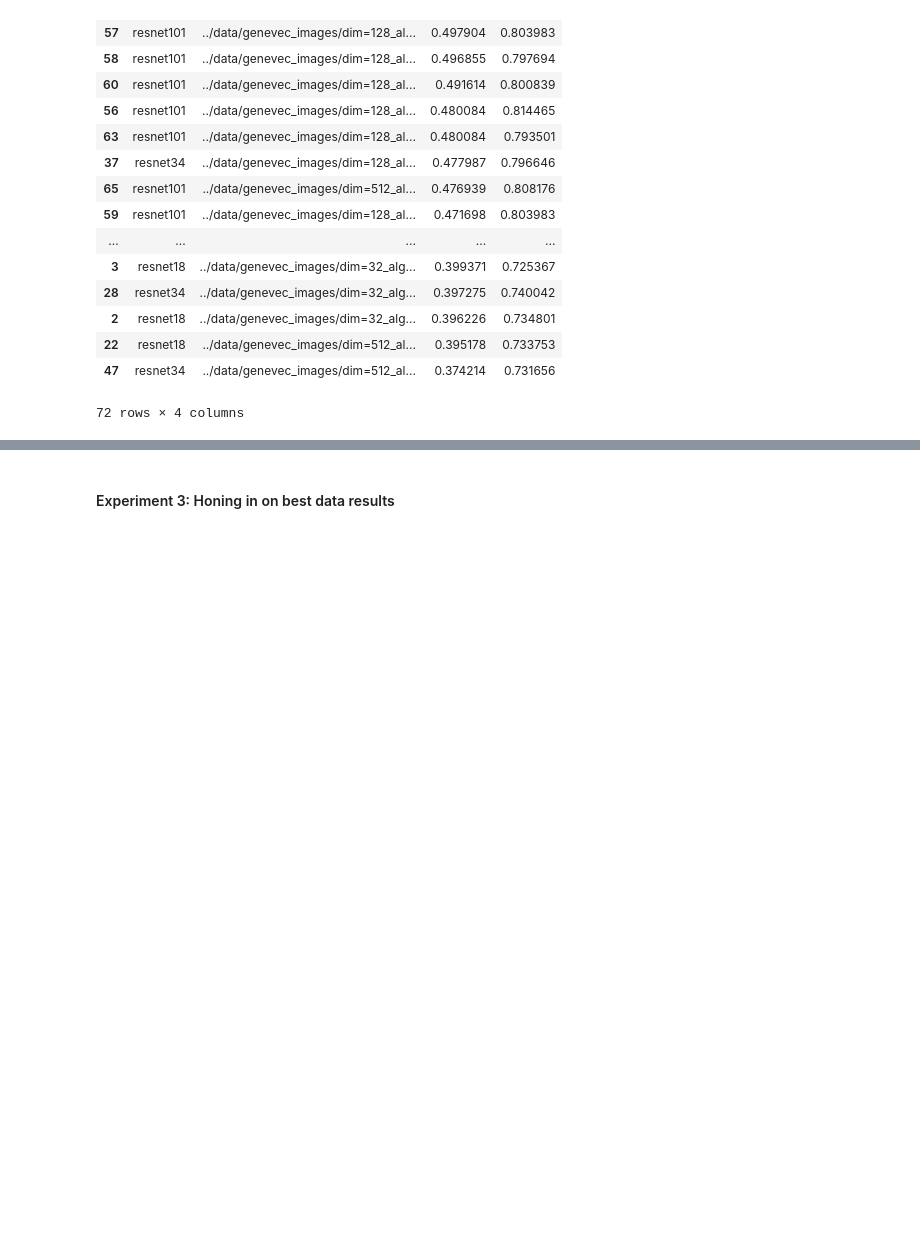
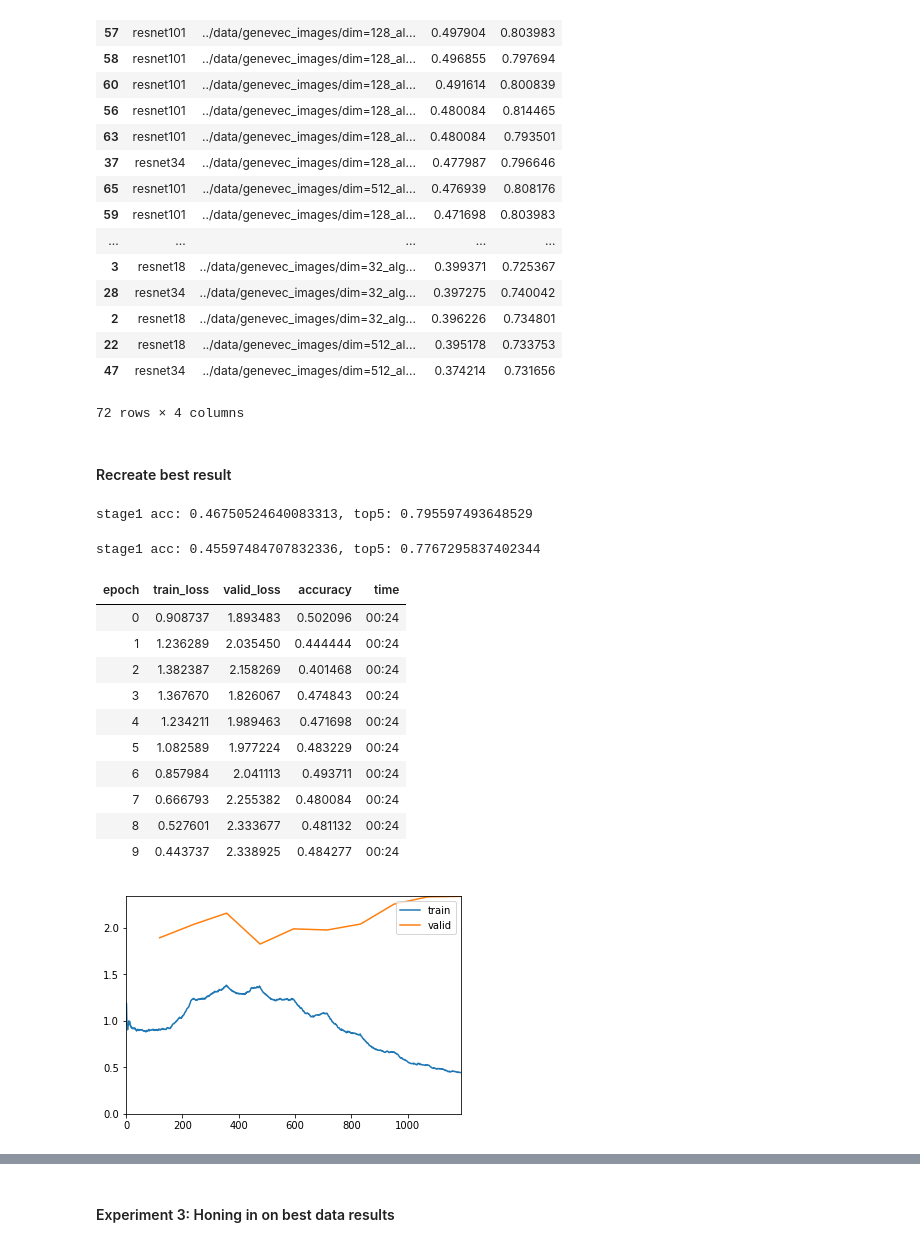
Before and after one commit to athon-millane/thesis, a Jupyter notebook: notebooks/1_distributed_genes/2.3_fastai_run1.ipynb, the cells around one changed output, grey strips where cells are left out. Cells and saved outputs as stored; diff of their text form; code cells hidden in the pictures; blank space fills up the shorter version.

Commit message:
Cleaning up notebooks. New experiments added. Figures folder added.

```diff
--- a/notebooks/fastai.ipynb
+++ b/notebooks/1_distributed_genes/2.3_fastai_run1.ipynb
@@ -162,3 +162,60 @@ results_df.sort_values('top1', ascending=False)
 | 22 | resnet18 | ../data/genevec_images/dim=512_al... | 0.395178 | 0.733753 |
 | 47 | resnet34 | ../data/genevec_images/dim=512_al... | 0.374214 | 0.731656 |
 72 rows × 4 columns
+# %% [markdown]
+#### Recreate best result
+# %%
+best_exp = '../data/genevec_images/1d_clustering/dim=128_alg=GaussianMixture_norm=non-zero_col=seismic'
+data = (ImageList.from_folder(best_exp + '/')
+        .split_by_folder(train='train', valid='valid')
+        .label_from_folder()
+        .databunch(bs=64)
+        .normalize(imagenet_stats)
+       )
+arch = models.resnet34
+learn = cnn_learner(data, arch, metrics=[accuracy], callback_fns=ShowGraph)
+learn.fit_one_cycle(10, 0.01)
+preds,y = learn.get_preds()
+top1 = accuracy(preds,y)
+top5 = top_k_accuracy(preds,y,5)
+print('stage1 acc: {}, top5: {}'.format(top1,top5))
+
+# Free up gpu and memory
+freegpu(data, learn)
+# %% [output]
+stage1 acc: 0.46750524640083313, top5: 0.795597493648529
+# %%
+best_exp = '../data/genevec_images/2d_clustering/dim=128_alg=MiniBatchKMeans_norm=non-zero_col=viridis'
+data = (ImageList.from_folder(best_exp + '/')
+        .split_by_folder(train='train', valid='valid')
+        .label_from_folder()
+        .databunch(bs=64)
+        .normalize(imagenet_stats)
+       )
+arch = models.resnet34
+learn = cnn_learner(data, arch, metrics=[accuracy], callback_fns=ShowGraph)
+learn.fit_one_cycle(10, 0.01)
+preds,y = learn.get_preds()
+top1 = accuracy(preds,y)
+top5 = top_k_accuracy(preds,y,5)
+print('stage1 acc: {}, top5: {}'.format(top1,top5))
+
+# Free up gpu and memory
+# freegpu(data, learn)
+# %% [output]
+stage1 acc: 0.45597484707832336, top5: 0.7767295837402344
+# %%
+learn.fit_one_cycle(10, 0.005)
+# %% [output]
+| epoch | train_loss | valid_loss | accuracy | time |
+| 0 | 0.908737 | 1.893483 | 0.502096 | 00:24 |
+| 1 | 1.236289 | 2.035450 | 0.444444 | 00:24 |
+| 2 | 1.382387 | 2.158269 | 0.401468 | 00:24 |
+| 3 | 1.367670 | 1.826067 | 0.474843 | 00:24 |
+| 4 | 1.234211 | 1.989463 | 0.471698 | 00:24 |
+| 5 | 1.082589 | 1.977224 | 0.483229 | 00:24 |
+| 6 | 0.857984 | 2.041113 | 0.493711 | 00:24 |
+| 7 | 0.666793 | 2.255382 | 0.480084 | 00:24 |
+| 8 | 0.527601 | 2.333677 | 0.481132 | 00:24 |
+| 9 | 0.443737 | 2.338925 | 0.484277 | 00:24 |
+[figure, added]
```
Also changed, not shown: parts of 2 cells of this notebook, 43 other files.
